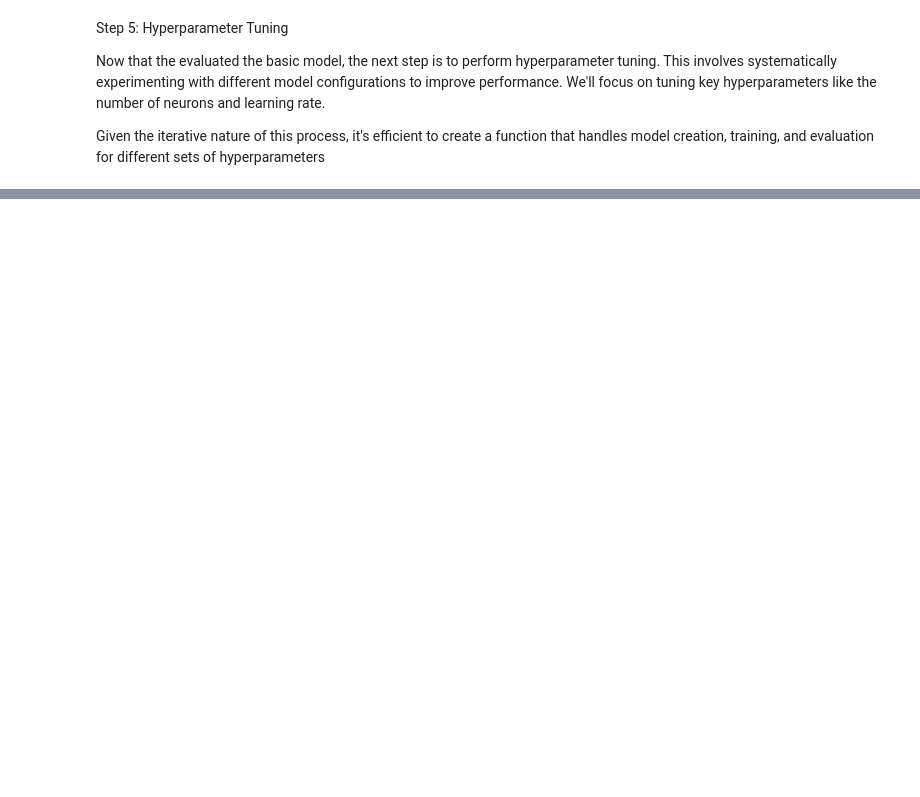
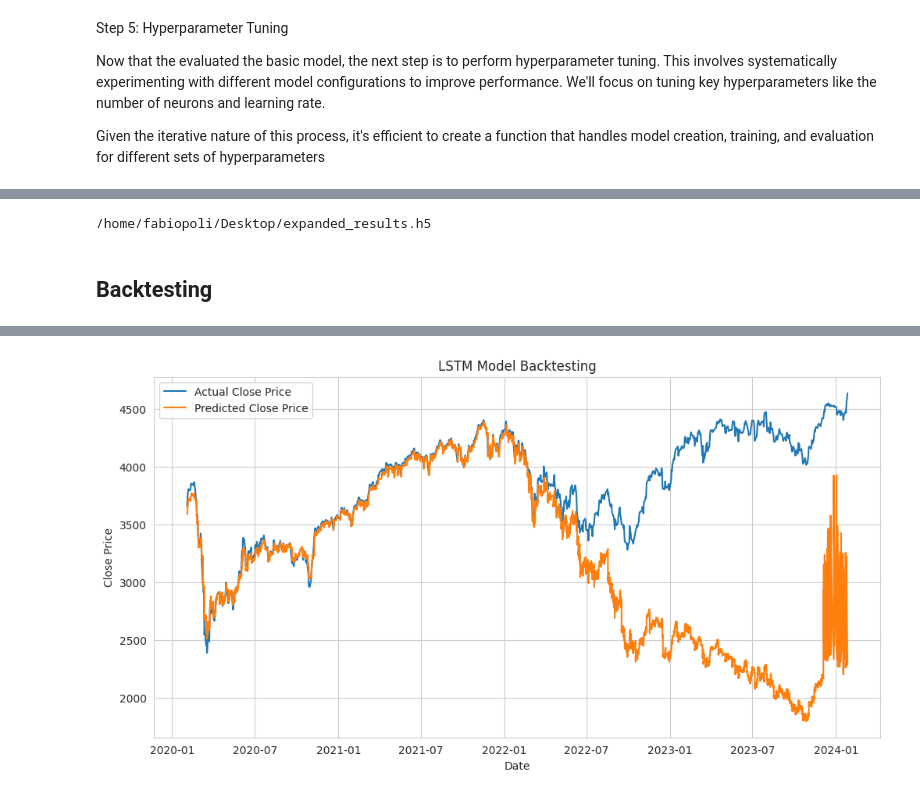
Before and after one commit to Fabio-Poli/CCT-Thesis-Project, a Jupyter notebook: Project_Code/Project.ipynb, the cells around one changed output, grey strips where cells are left out. Saved outputs shown, nothing was run; the diff lists cells and outputs as text; code cells hidden in the pictures; blank space fills up the shorter version.

```diff
--- a/Project_Code/Project.ipynb
+++ b/Project_Code/Project.ipynb
@@ -1545,0 +1984,61 @@ print(results)
+# %%
+model.save('expanded_results.h5')
+from IPython.display import FileLink
+FileLink('expanded_results.h5')
+# %% [output]
+/home/fabiopoli/Desktop/expanded_results.h5
+# %% [markdown]
+## Backtesting
+# %%
+import pandas as pd
+from sklearn.preprocessing import MinMaxScaler
+from keras.models import load_model
+import matplotlib.pyplot as plt
+import numpy as np
+
+# Function to create a dataset with lagged features
+def create_dataset(data, look_back=1):
+    X, Y = [], []
+    for i in range(len(data) - look_back - 1):
+        a = data[i:(i + look_back), :]
+        X.append(a)
+        Y.append(data[i + look_back, 0])
+    return np.array(X), np.array(Y)
+
+# Convert Spark DataFrame to Pandas DataFrame
+dataset_knn_pd = dataset_knn.toPandas()
+
+# Convert to numeric and handle NaNs
+dataset_knn_pd.dropna(inplace=True)
+dataset_knn_pd[['Close', 'SMA', 'EMA', 'InterestRate', 'BondRate', 'InflationRate']] = dataset_knn_pd[['Close', 'SMA', 'EMA', 'InterestRate', 'BondRate', 'InflationRate']].apply(pd.to_numeric)
+
+# Normalize the historical data
+scaler = MinMaxScaler(feature_range=(0, 1))
+scaled_data = scaler.fit_transform(dataset_knn_pd[['Close', 'SMA', 'EMA', 'InterestRate', 'BondRate', 'InflationRate']])
+
+# Prepare data for backtesting
+look_back = 1  # Use the same look_back as your model
+X_backtest, Y_backtest = create_dataset(scaled_data, look_back)
+
+# Path to your trained model
+model_path = 'expanded_results.h5'
+
+# Load your trained model
+model = load_model(model_path)
+
+# Generate predictions
+predictions = model.predict(X_backtest)
+
+# Invert predictions to original scale
+predictions_inverted = scaler.inverse_transform(np.hstack((predictions, np.zeros((predictions.shape[0], scaled_data.shape[1] - 1)))))[:, 0]
+
+# Visualization: Plotting Actual vs Predicted Prices
+plt.figure(figsize=(12, 6))
+plt.plot(dataset_knn_pd['Date'], dataset_knn_pd['Close'], label='Actual Close Price')
+plt.plot(dataset_knn_pd['Date'][look_back+1:], predictions_inverted, label='Predicted Close Price')
+plt.xlabel('Date')
+plt.ylabel('Close Price')
+plt.title('LSTM Model Backtesting')
+plt.legend()
+plt.show()
+# %% [output]
@@ -1545,0 +2046 @@ print(results)
+[figure, added]
```
Also changed, not shown: parts of 47 cells of this notebook.
